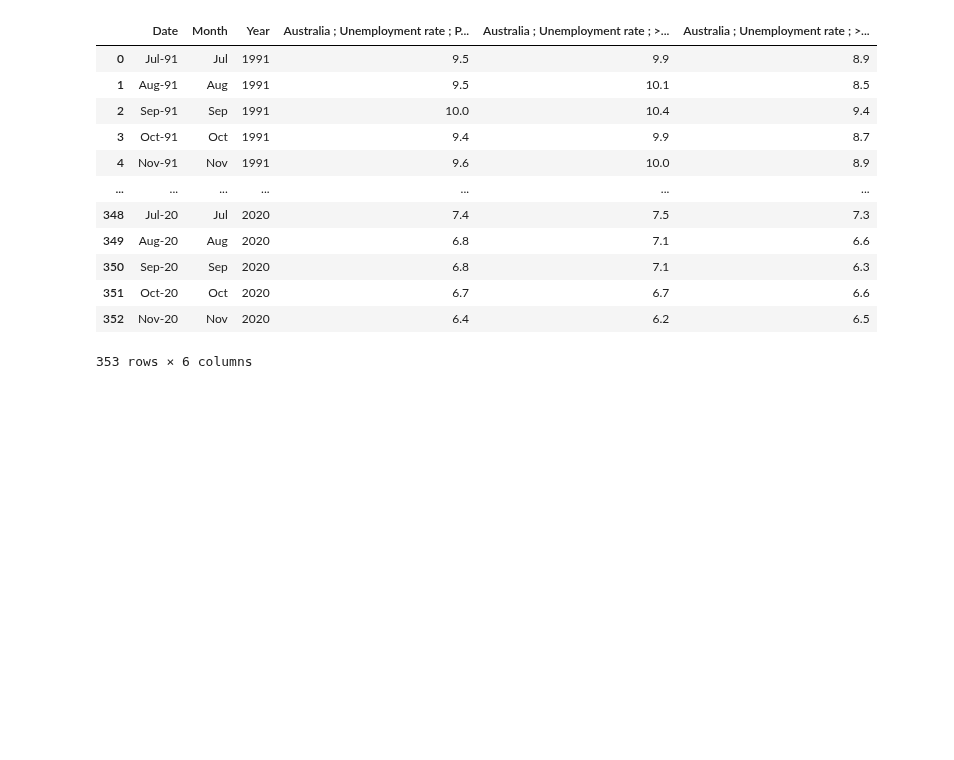
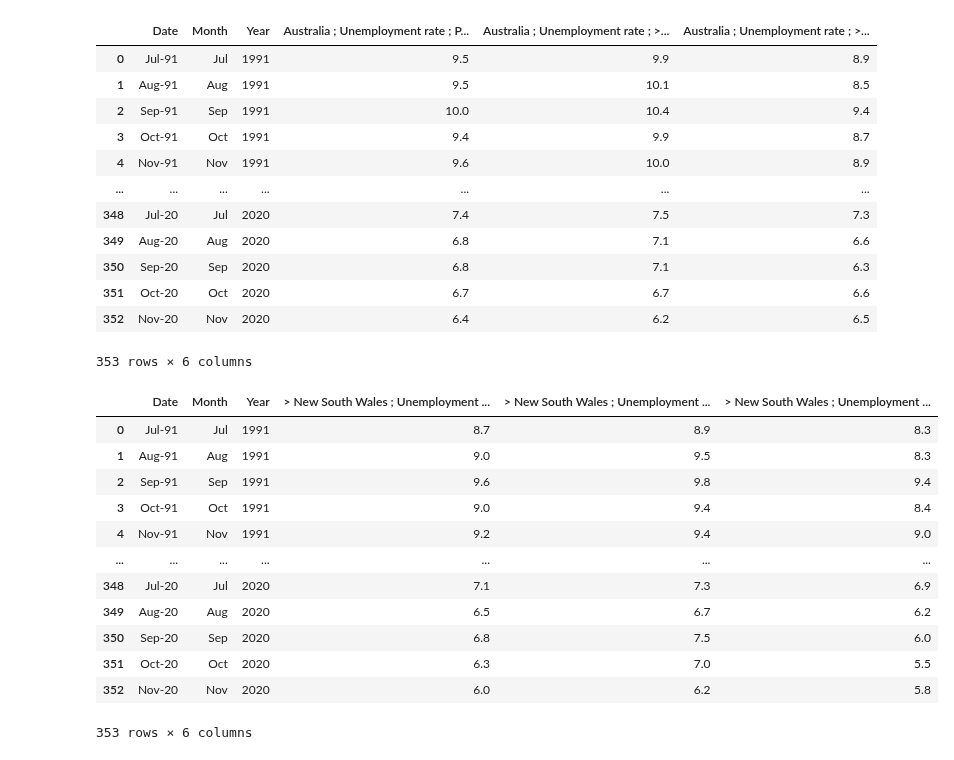
Before and after one commit to tomjp90/Project-1, a Jupyter notebook: code/cut_data/filter_enemployment.ipynb, the cells around one changed output. Cells and saved outputs as stored; diff of their text form; code cells hidden in the pictures; blank space fills up the shorter version.

```diff
--- a/code/cut_data/filter_enemployment.ipynb
+++ b/code/cut_data/filter_enemployment.ipynb
@@ -44,3 +44,25 @@ df_cut
 353 rows × 6 columns
 # %%
 df_australia.to_csv("../../output_data/clean_filter/australia_emp.csv")
+# %%
+df_nsw = df[["Date","Month","Year",
+            "> New South Wales ;  Unemployment rate ;  Persons ;",
+             "> New South Wales ;  Unemployment rate ;  > Males ;",
+             "> New South Wales ;  Unemployment rate ;  > Females ;"
+            ]]
+df_nsw.to_csv("../../output_data/clean_filter/nsw_emp.csv")
+df_nsw
+# %% [output]
+|  | Date | Month | Year | > New South Wales ; Unemployment ... | > New South Wales ; Unemployment ... | > New South Wales ; Unemployment ... |
+| 0 | Jul-91 | Jul | 1991 | 8.7 | 8.9 | 8.3 |
+| 1 | Aug-91 | Aug | 1991 | 9.0 | 9.5 | 8.3 |
+| 2 | Sep-91 | Sep | 1991 | 9.6 | 9.8 | 9.4 |
+| 3 | Oct-91 | Oct | 1991 | 9.0 | 9.4 | 8.4 |
+| 4 | Nov-91 | Nov | 1991 | 9.2 | 9.4 | 9.0 |
+| ... | ... | ... | ... | ... | ... | ... |
+| 348 | Jul-20 | Jul | 2020 | 7.1 | 7.3 | 6.9 |
+| 349 | Aug-20 | Aug | 2020 | 6.5 | 6.7 | 6.2 |
+| 350 | Sep-20 | Sep | 2020 | 6.8 | 7.5 | 6.0 |
+| 351 | Oct-20 | Oct | 2020 | 6.3 | 7.0 | 5.5 |
+| 352 | Nov-20 | Nov | 2020 | 6.0 | 6.2 | 5.8 |
+353 rows × 6 columns
```
Also changed, not shown: parts of 8 cells of this notebook, 8 other files.
